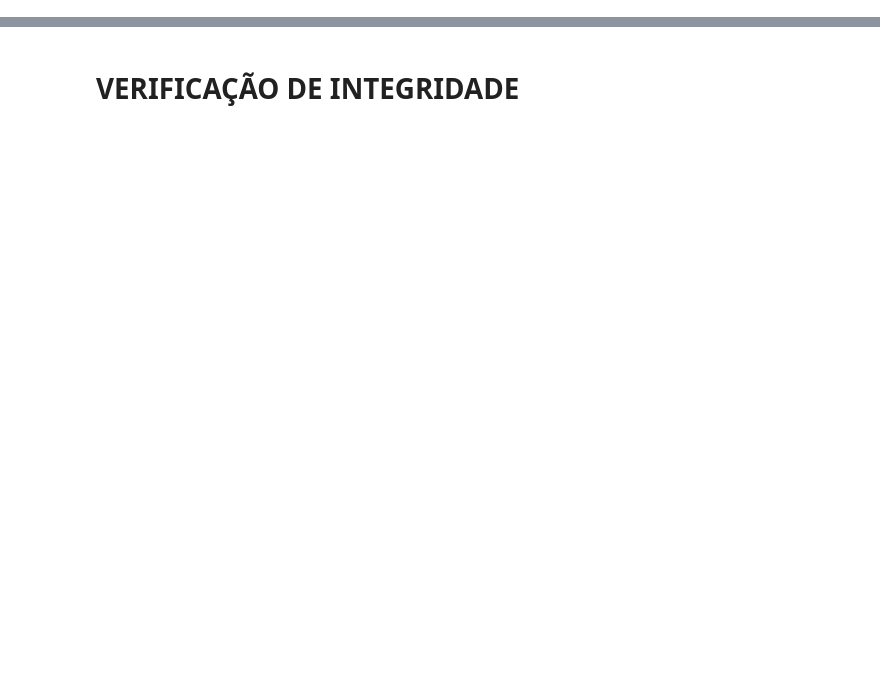
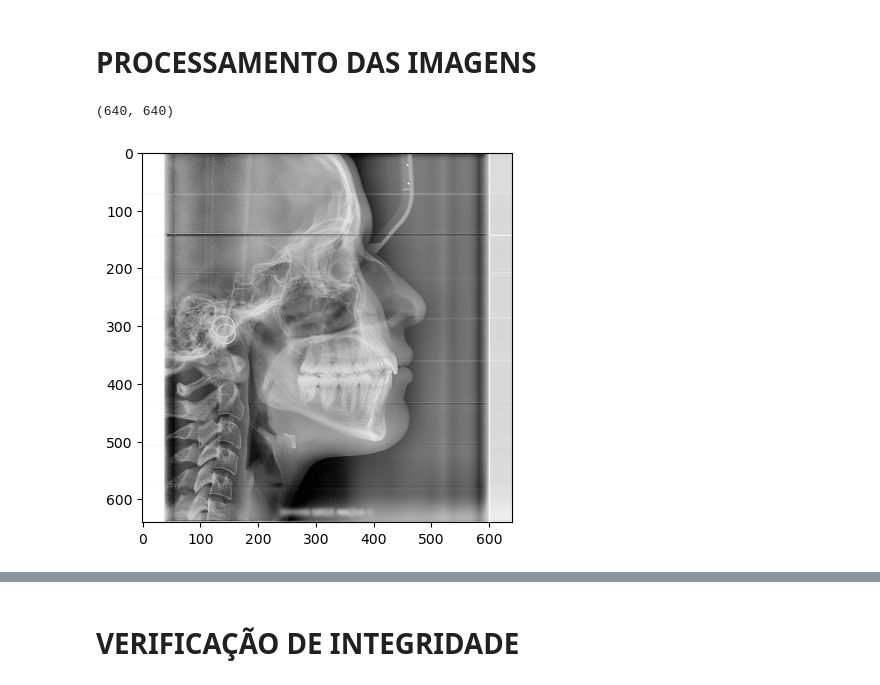
Before and after one commit to KlaussMarchi/Falhas, a Jupyter notebook: Task/logs/1 - Processing_out.ipynb, the cells around one changed output, grey strips where cells are left out. Cells and saved outputs as stored; diff of their text form; code cells hidden in the pictures; blank space fills up the shorter version.

```diff
--- a/Task/logs/1 - Processing_out.ipynb
+++ b/Task/logs/1 - Processing_out.ipynb
@@ -56,0 +101,50 @@ False
+# %%
+REMOVE_LOW = False
+
+if REMOVE_LOW:
+    df = df.loc[df.img_size > 1800]
+    plt.figure(figsize=(15, 5))
+    plt.subplot(1, 2, 1)
+    sns.histplot(df.img_size, kde=True)
+    plt.xlabel('img size')
+
+    plt.subplot(1, 2, 2)
+    sns.kdeplot(x=df.index, y=df.img_size, bw_adjust=0.5)
+    plt.scatter(df.index,   df.img_size, color='orange', s=3)
+    plt.xlabel('img_index'); plt.ylabel('img_size'); plt.show()
+# %% [markdown]
+# PROCESSAMENTO DAS IMAGENS
+# %%
+def clahe(img):
+    clahe = cv2.createCLAHE(clipLimit=2.0, tileGridSize=(8, 8))
+    return clahe.apply(img)
+
+def sharpen(img):
+    blur = cv2.GaussianBlur(img, (0,0), 3)
+    return cv2.addWeighted(img, 1.5, blur, -0.5, 0)
+
+def resize(img, size=640):
+    new_h, new_w, top, bottom, left, right, scale = letterbox(img, size)
+    img_res = cv2.resize(img, (new_w, new_h), interpolation=cv2.INTER_AREA)
+    return cv2.copyMakeBorder(img_res, top, bottom, left, right, cv2.BORDER_REPLICATE, value=0)
+
+def processImage(index, options):
+    img = cv2.imread(df.iloc[index].path, cv2.IMREAD_GRAYSCALE)
+
+    if options.get('clahe'):
+        img = clahe(img)
+
+    if options.get('sharpen'):
+        img = sharpen(img)
+
+    img = resize(img, IMG_SIZE)
+    return img
+
+
+options = {'clahe': True, 'sharpen': True}
+img     = processImage(0, options)
+plt.imshow(img, cmap='gray')
+img.shape
+# %% [output]
+(640, 640)
+[figure, added]
```
Also changed, not shown: parts of 29 cells of this notebook, 16 other files.
